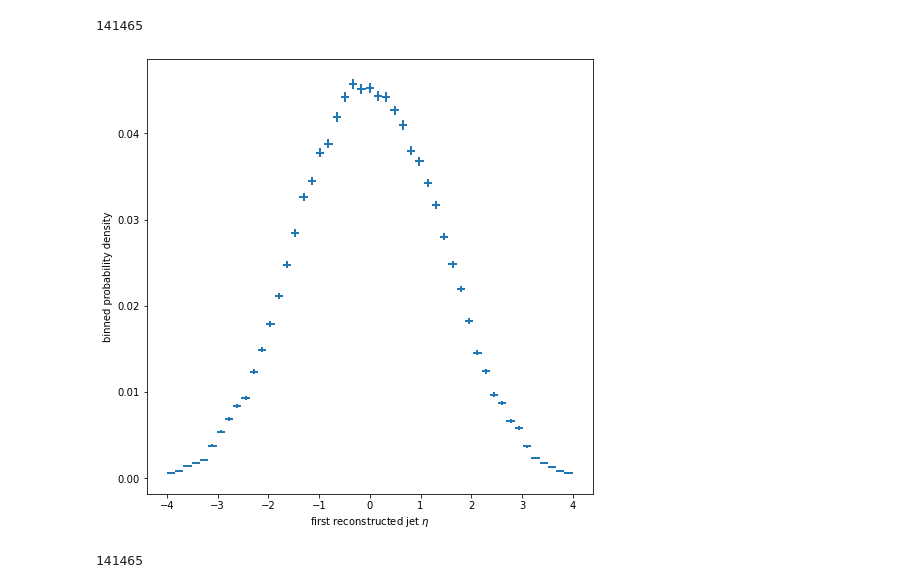
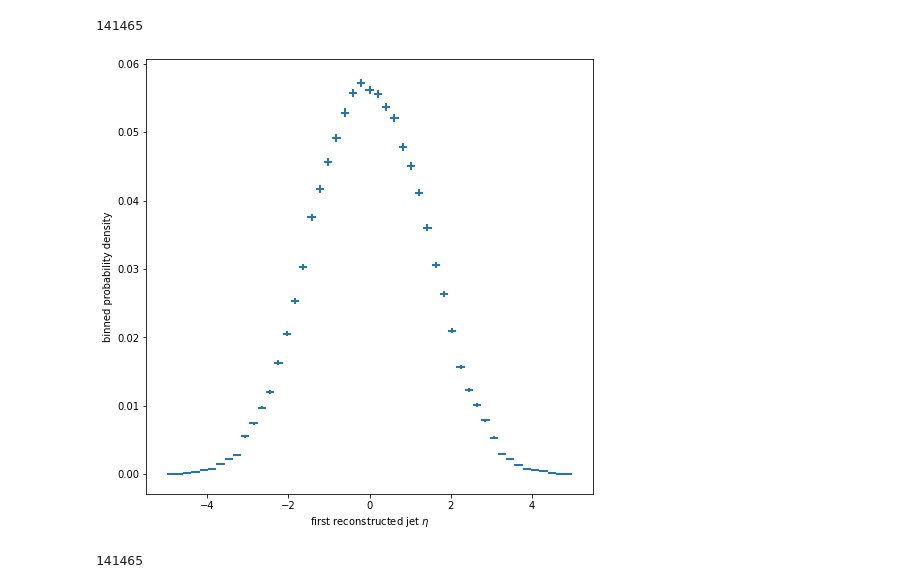
Before and after one commit to InquisitorNova/hffragKaylen, a Jupyter notebook: Test ttbar event.ipynb, the cells around one changed output. Cells and saved outputs as stored; diff of their text form; code cells hidden in the pictures.

```diff
--- a/Test ttbar event.ipynb
+++ b/Test ttbar event.ipynb
@@ -152,9 +154,9 @@ reconstructed_eta = reconstructed_eta[masked_list_eta]
 141465
 # %%
 #Plotting a distribution of the reconstructured distribution of jets pt
-fig = binneddensity(reconstructed_eta[:,0],fixedbinning(-4,4,50),xlabel = "first reconstructed jet $\eta$")
+fig = binneddensity(reconstructed_eta[:,0],fixedbinning(-5,5,50),xlabel = "first reconstructed jet $\eta$")
 # %% [output]
-[figure, old version]
+[figure, new version]
 # %%
 reconstructed_phi = reconstructed_features["AnalysisJets_phi"]
 masked_list_phi = []
```
Also changed, not shown: parts of 9 cells of this notebook.
